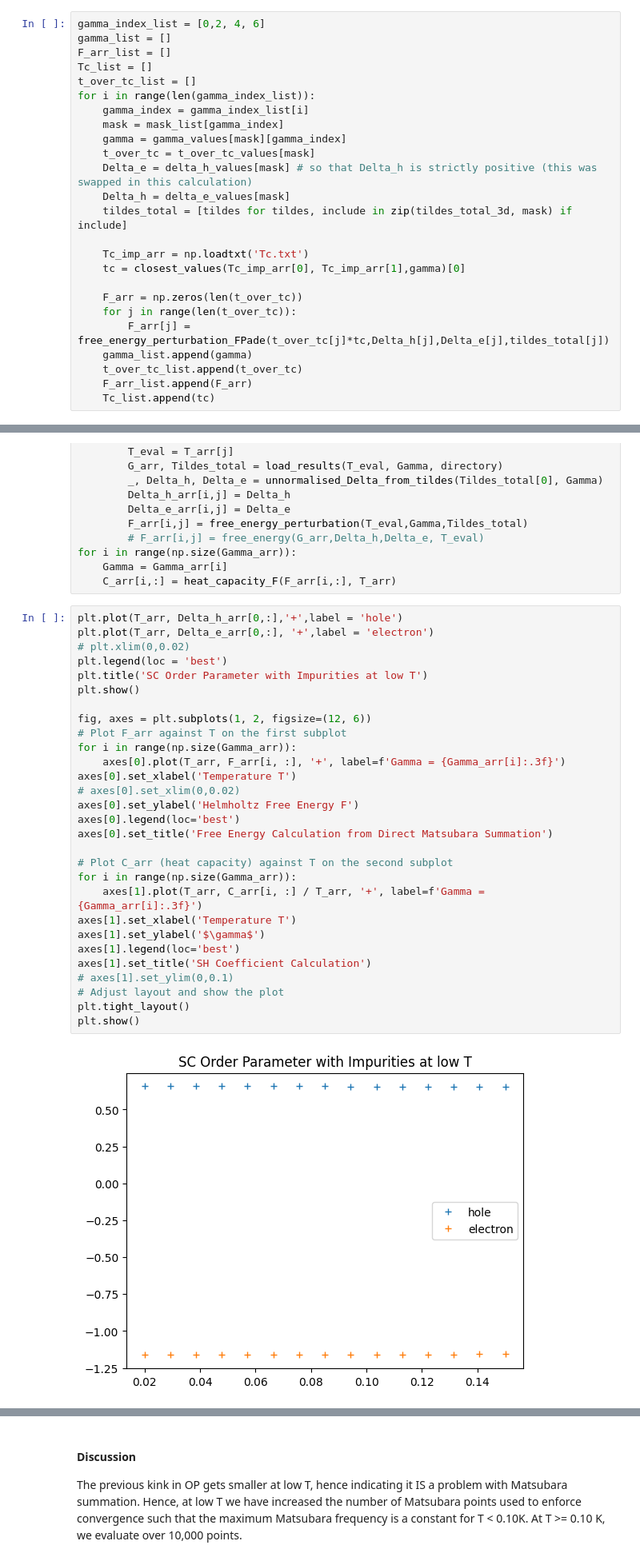
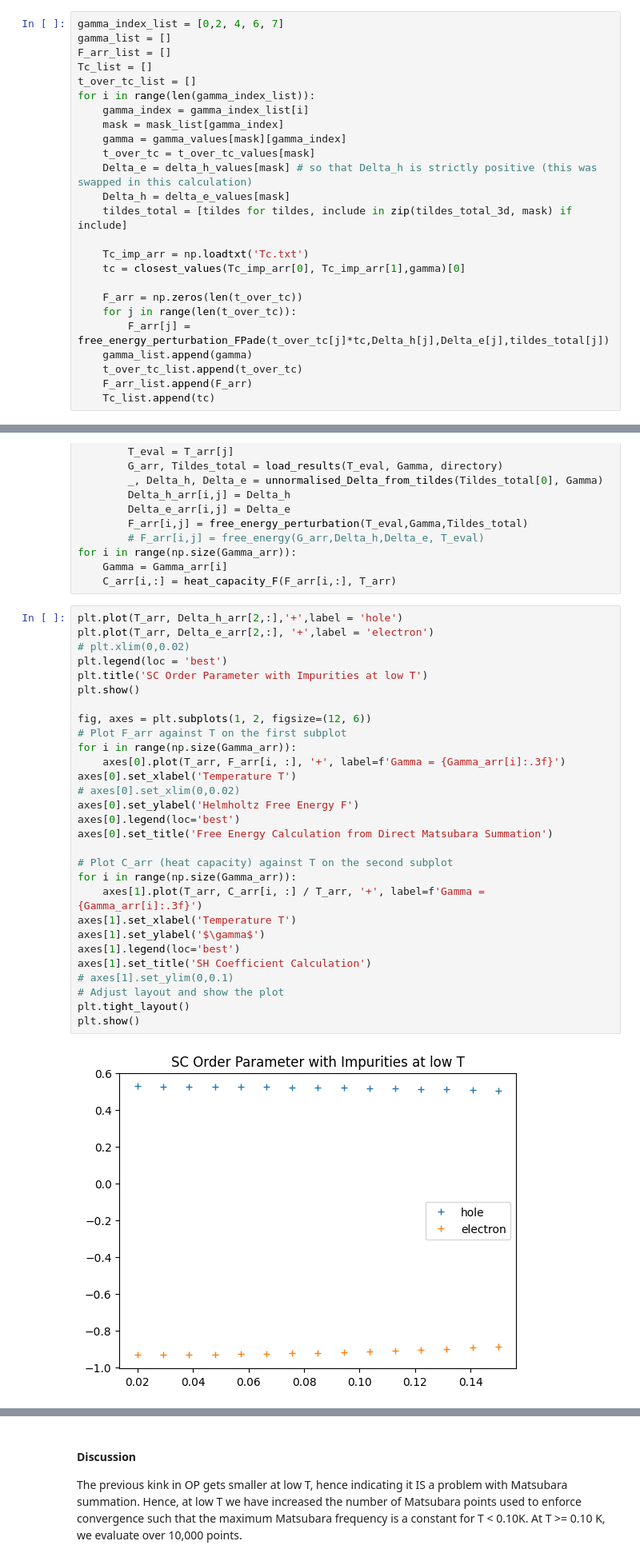
Before and after one commit to yulu-duck/two-band-superconductor, a Jupyter notebook: test.ipynb, the cells around one changed output, grey strips where cells are left out. Shown at 80% size. Saved outputs shown, nothing was run; the diff lists cells and outputs as text.

```diff
--- a/test.ipynb
+++ b/test.ipynb
@@ -630,7 +630,7 @@ for i in range(len(T_arr)):
 loc = r'Gaps_Long_0911\gaps_short_zoomed_in.txt'
 gamma_values, t_over_tc_values, delta_h_values, delta_e_values, tildes_total_3d, mask_list = load_gap_results(loc)
 # %%
-gamma_index_list = [0,2, 4, 6]
+gamma_index_list = [0,2, 4, 6, 7]
 gamma_list = []
 F_arr_list = []
 Tc_list = []
@@ -1176,36 +1123,36 @@ for i in range(np.size(Gamma_arr)):
     Gamma = Gamma_arr[i]
     C_arr[i,:] = heat_capacity_F(F_arr[i,:], T_arr)
 # %%
-plt.plot(T_arr, Delta_h_arr[0,:],'+',label = 'hole')
-plt.plot(T_arr, Delta_e_arr[0,:], '+',label = 'electron')
+plt.plot(T_arr, Delta_h_arr[2,:],'+',label = 'hole')
+plt.plot(T_arr, Delta_e_arr[2,:], '+',label = 'electron')
 # plt.xlim(0,0.02)
 plt.legend(loc = 'best')
 plt.title('SC Order Parameter with Impurities at low T')
 plt.show()
 
 fig, axes = plt.subplots(1, 2, figsize=(12, 6))
 # Plot F_arr against T on the first subplot
 for i in range(np.size(Gamma_arr)):
     axes[0].plot(T_arr, F_arr[i, :], '+', label=f'Gamma = {Gamma_arr[i]:.3f}')
 axes[0].set_xlabel('Temperature T')
 # axes[0].set_xlim(0,0.02)
 axes[0].set_ylabel('Helmholtz Free Energy F')
 axes[0].legend(loc='best')
 axes[0].set_title('Free Energy Calculation from Direct Matsubara Summation')
 
 # Plot C_arr (heat capacity) against T on the second subplot
 for i in range(np.size(Gamma_arr)):
     axes[1].plot(T_arr, C_arr[i, :] / T_arr, '+', label=f'Gamma = {Gamma_arr[i]:.3f}')
 axes[1].set_xlabel('Temperature T')
 axes[1].set_ylabel('$\gamma$')
 axes[1].legend(loc='best')
 axes[1].set_title('SH Coefficient Calculation')
 # axes[1].set_ylim(0,0.1)
 # Adjust layout and show the plot
 plt.tight_layout()
 plt.show()
 # %% [output]
-[figure, old version]
+[figure, new version]
 [figure]
 # %% [markdown]
 #### Discussion
```
Also changed, not shown: parts of 7 cells of this notebook, 4 other files.
